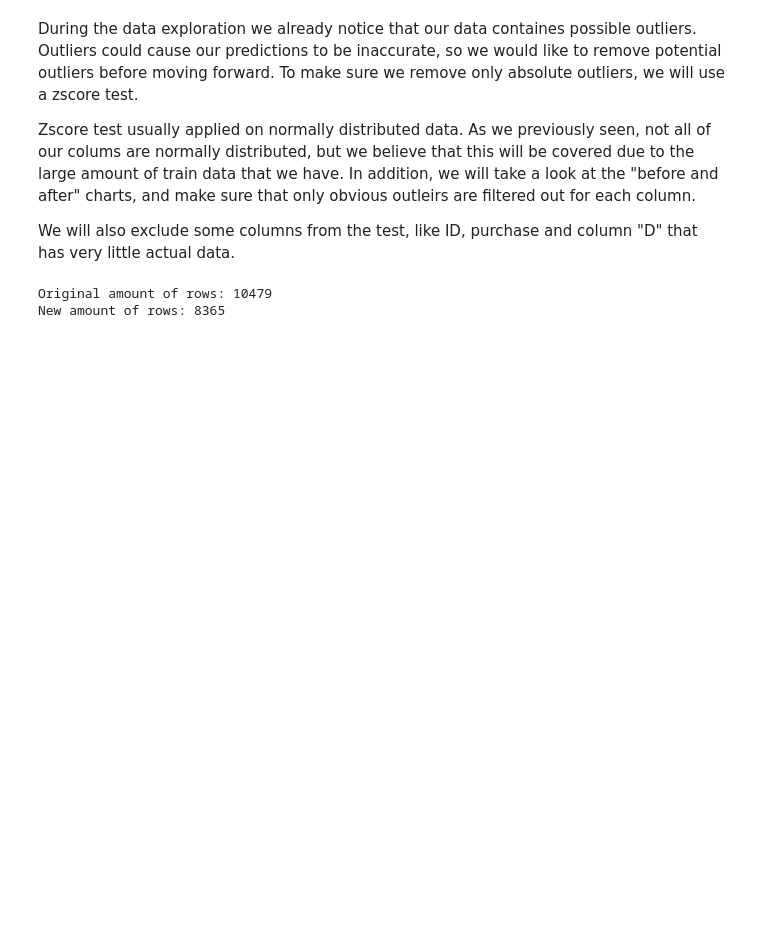
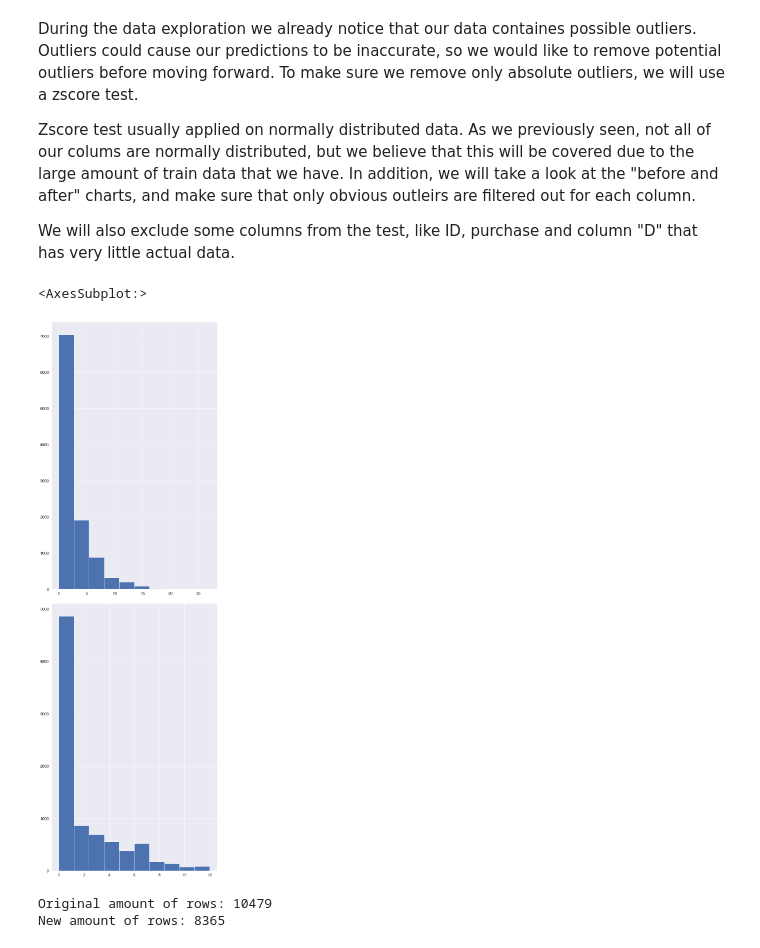
Before and after one commit to mikisegall/ml_final_project, a Jupyter notebook: master_notebook.ipynb, the cells around one changed output. Drawn from its saved outputs; the diff is of its cells as text; code cells hidden in the pictures; blank space fills up the shorter version.

```diff
--- a/master_notebook.ipynb
+++ b/master_notebook.ipynb
@@ -352,6 +352,17 @@ To make sure we remove only absolute outliers, we will use a zscore test.
 Zscore test usually applied on normally distributed data. As we previously seen, not all of our colums are normally distributed, but we believe that this will be covered due to the large amount of train data that we have. In addition, we will take a look at the "before and after" charts, and make sure that only obvious outleirs are filtered out for each column.
 
 We will also exclude some columns from the test, like ID, purchase and column "D" that has very little actual data.
+# %%
+
+fig, axes = plt.subplots(2, 1, figsize=(10, 30))
+fig.tight_layout(pad=1.5)
+
+col = 'num_of_admin_pages'
+filled_train_data[col].hist(ax=axes[0])
+train_data_wo_outliers[col].hist(ax=axes[1])
+# %% [output]
+<AxesSubplot:>
+[figure, added]
 # %%
 train_data_wo_outliers = impute_zscore_test(filled_train_data)
 # %% [output]
```
Also changed, not shown: parts of 1 cell of this notebook.
